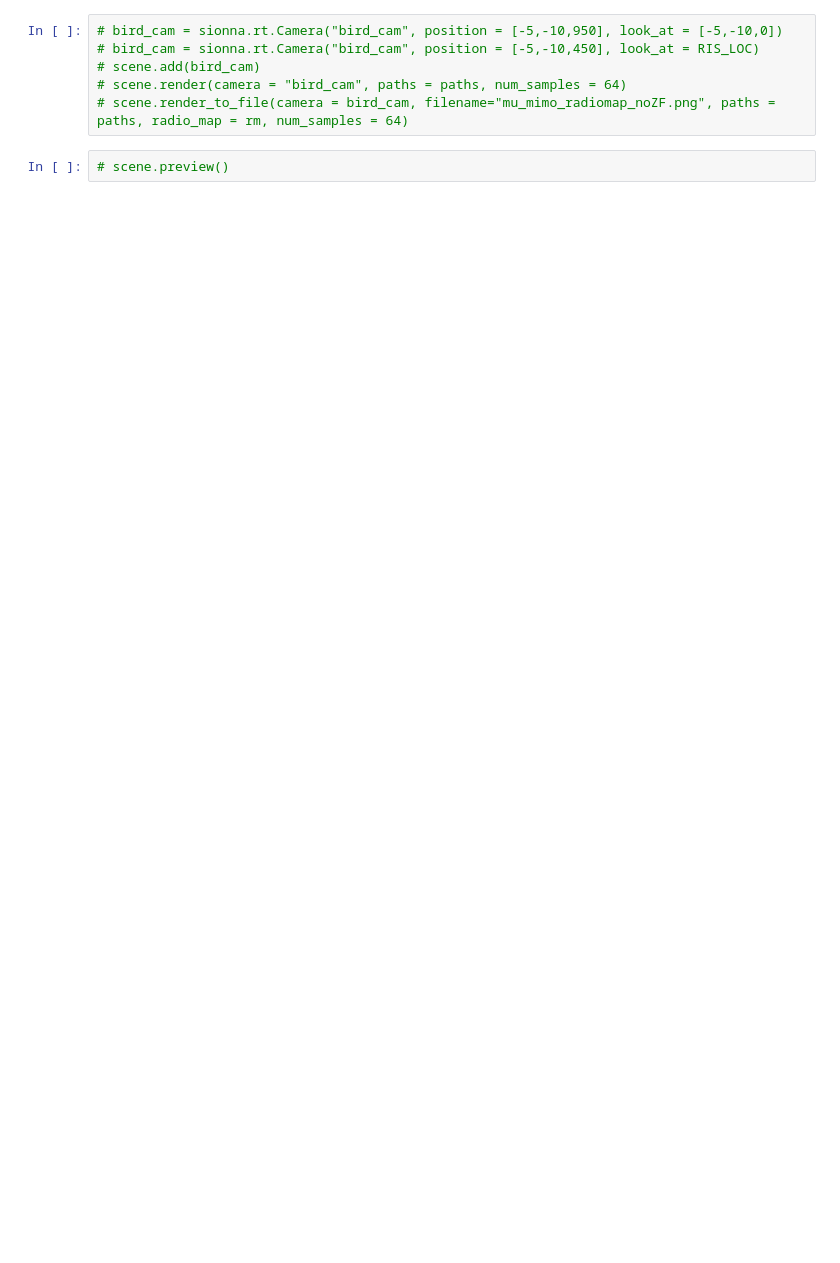
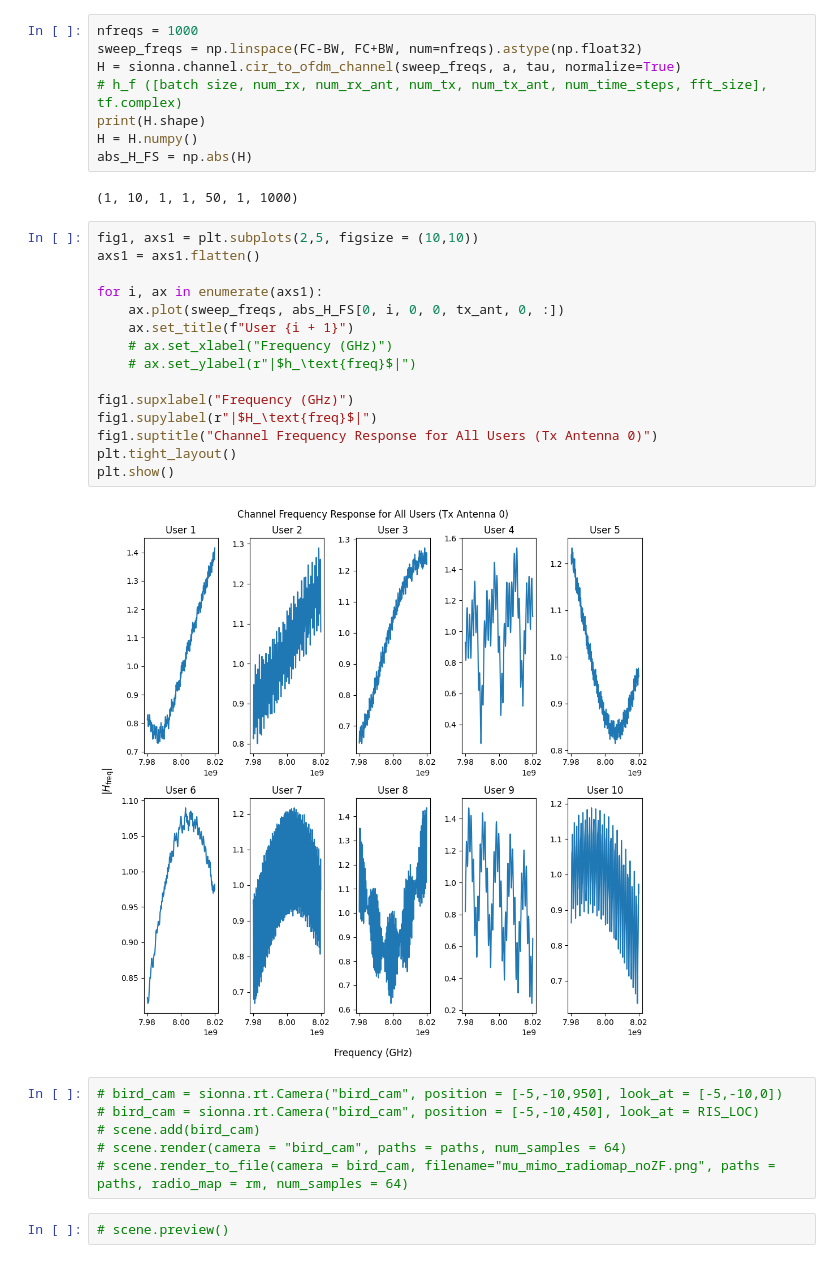
Before and after one commit to ear0/ECE575FP, a Jupyter notebook: ris_mimo.ipynb, the cells around one changed output. Saved outputs shown, nothing was run; the diff lists cells and outputs as text; blank space fills up the shorter version.

```diff
--- a/ris_mimo.ipynb
+++ b/ris_mimo.ipynb
@@ -197,3 +237,30 @@ paths  = scene.compute_paths(max_depth = 4)
+# %%
+nfreqs = 1000
+sweep_freqs = np.linspace(FC-BW, FC+BW, num=nfreqs).astype(np.float32)
+H = sionna.channel.cir_to_ofdm_channel(sweep_freqs, a, tau, normalize=True)
+# h_f ([batch size, num_rx, num_rx_ant, num_tx, num_tx_ant, num_time_steps, fft_size], tf.complex)
+print(H.shape)
+H = H.numpy()
+abs_H_FS = np.abs(H)
+# %% [output]
+(1, 10, 1, 1, 50, 1, 1000)
+# %%
+fig1, axs1 = plt.subplots(2,5, figsize = (10,10))
+axs1 = axs1.flatten()
+
+for i, ax in enumerate(axs1):
+    ax.plot(sweep_freqs, abs_H_FS[0, i, 0, 0, tx_ant, 0, :])
+    ax.set_title(f"User {i + 1}")
+    # ax.set_xlabel("Frequency (GHz)")
+    # ax.set_ylabel(r"|$h_\text{freq}$|")
+
+fig1.supxlabel("Frequency (GHz)")
+fig1.supylabel(r"|$H_\text{freq}$|")
+fig1.suptitle("Channel Frequency Response for All Users (Tx Antenna 0)")
+plt.tight_layout()
+plt.show()
+# %% [output]
+[figure, added]
 # %%
 # bird_cam = sionna.rt.Camera("bird_cam", position = [-5,-10,950], look_at = [-5,-10,0])
 # bird_cam = sionna.rt.Camera("bird_cam", position = [-5,-10,450], look_at = RIS_LOC)
```
Also changed, not shown: parts of 15 cells of this notebook, 1 other file.
